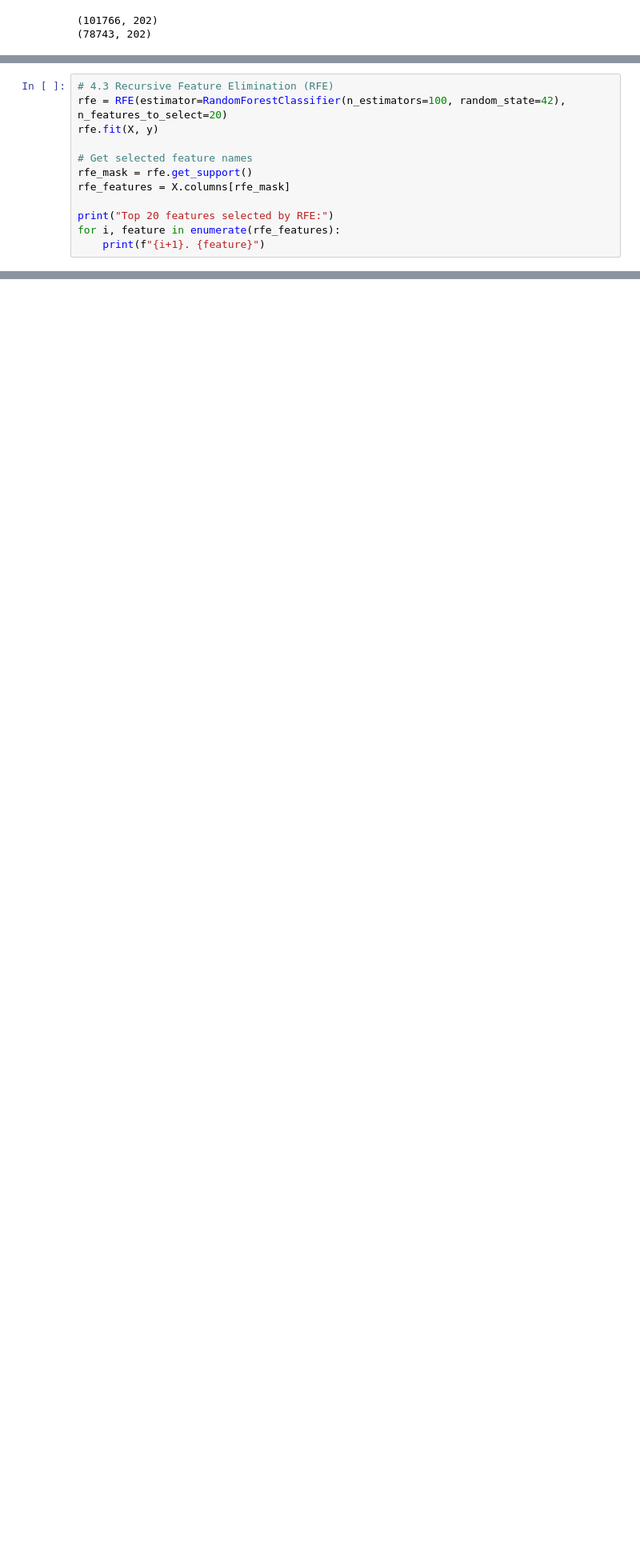
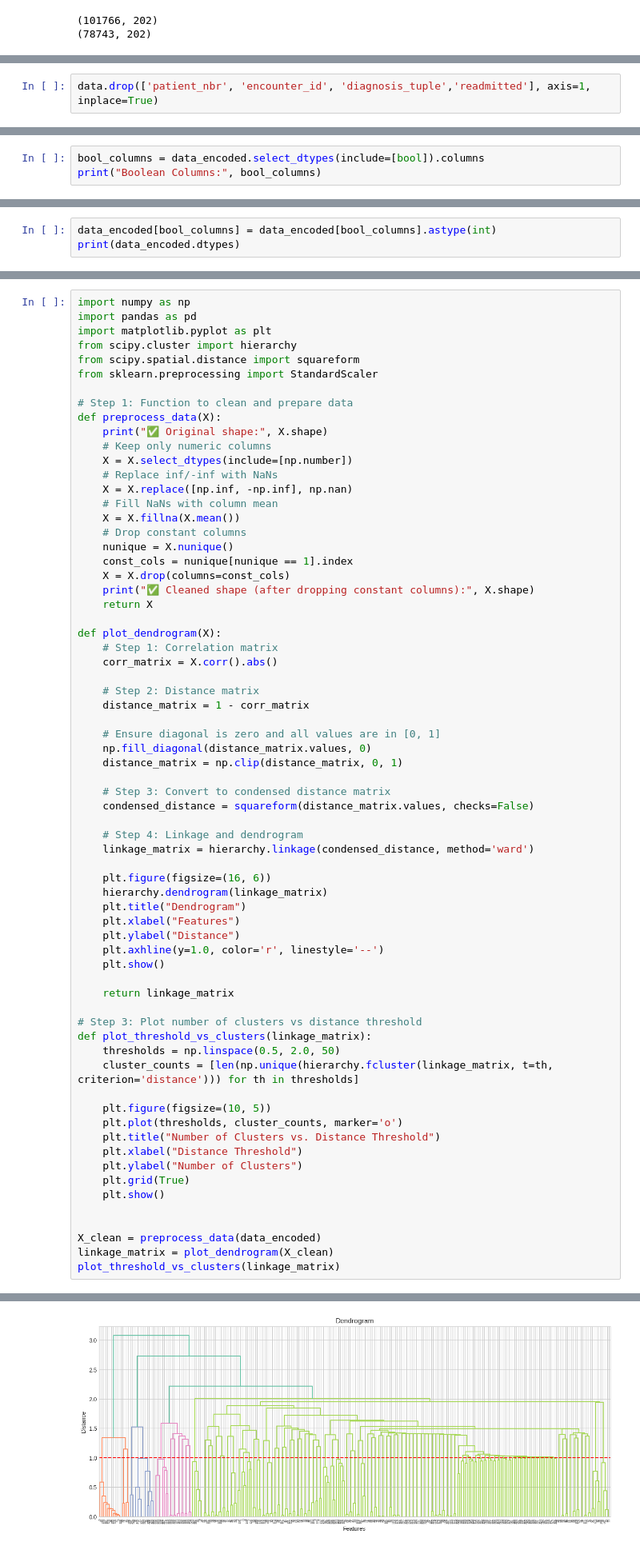
Before and after one commit to Shridhar7-8/Data-Visualization-Project, a Jupyter notebook: notebooks/02_feature_engineering.ipynb, the cells around one changed output, grey strips where cells are left out. Shown at 80% size. Cells and saved outputs as stored; diff of their text form; blank space fills up the shorter version.

```diff
--- a/notebooks/02_feature_engineering.ipynb
+++ b/notebooks/02_feature_engineering.ipynb
@@ -686,0 +678,2 @@ Performed one-hot encoding on all categorical columns, excluding the target vari
+# %%
+data.drop(['patient_nbr', 'encounter_id', 'diagnosis_tuple','readmitted'], axis=1, inplace=True)
@@ -871,12 +698,0 @@ Top 20 features by ANOVA F-value:
-# %%
-# 4.3 Recursive Feature Elimination (RFE)
-rfe = RFE(estimator=RandomForestClassifier(n_estimators=100, random_state=42), n_features_to_select=20)
-rfe.fit(X, y)
-
-# Get selected feature names
-rfe_mask = rfe.get_support()
-rfe_features = X.columns[rfe_mask]
-
-print("Top 20 features selected by RFE:")
-for i, feature in enumerate(rfe_features):
-    print(f"{i+1}. {feature}")
@@ -1111,0 +714,3 @@ The final feature set includes a mix of demographic, medical, temporal, and inte
+# %%
+bool_columns = data_encoded.select_dtypes(include=[bool]).columns
+print("Boolean Columns:", bool_columns)
@@ -1111,0 +721,3 @@ The final feature set includes a mix of demographic, medical, temporal, and inte
+# %%
+data_encoded[bool_columns] = data_encoded[bool_columns].astype(int)
+print(data_encoded.dtypes)
@@ -1111,0 +742,69 @@ The final feature set includes a mix of demographic, medical, temporal, and inte
+# %%
+import numpy as np
+import pandas as pd
+import matplotlib.pyplot as plt
+from scipy.cluster import hierarchy
+from scipy.spatial.distance import squareform
+from sklearn.preprocessing import StandardScaler
+
+# Step 1: Function to clean and prepare data
+def preprocess_data(X):
+    print("✅ Original shape:", X.shape)
+    # Keep only numeric columns
+    X = X.select_dtypes(include=[np.number])
+    # Replace inf/-inf with NaNs
+    X = X.replace([np.inf, -np.inf], np.nan)
+    # Fill NaNs with column mean
+    X = X.fillna(X.mean())
+    # Drop constant columns
+    nunique = X.nunique()
+    const_cols = nunique[nunique == 1].index
+    X = X.drop(columns=const_cols)
+    print("✅ Cleaned shape (after dropping constant columns):", X.shape)
+    return X
+
+def plot_dendrogram(X):
+    # Step 1: Correlation matrix
+    corr_matrix = X.corr().abs()
+
+    # Step 2: Distance matrix
+    distance_matrix = 1 - corr_matrix
+
+    # Ensure diagonal is zero and all values are in [0, 1]
+    np.fill_diagonal(distance_matrix.values, 0)
+    distance_matrix = np.clip(distance_matrix, 0, 1)
+
+    # Step 3: Convert to condensed distance matrix
+    condensed_distance = squareform(distance_matrix.values, checks=False)
+
+    # Step 4: Linkage and dendrogram
+    linkage_matrix = hierarchy.linkage(condensed_distance, method='ward')
+
+    plt.figure(figsize=(16, 6))
+    hierarchy.dendrogram(linkage_matrix)
+    plt.title("Dendrogram")
+    plt.xlabel("Features")
+    plt.ylabel("Distance")
+    plt.axhline(y=1.0, color='r', linestyle='--')
+    plt.show()
+
+    return linkage_matrix
+
+# Step 3: Plot number of clusters vs distance threshold
+def plot_threshold_vs_clusters(linkage_matrix):
+    thresholds = np.linspace(0.5, 2.0, 50)
+    cluster_counts = [len(np.unique(hierarchy.fcluster(linkage_matrix, t=th, criterion='distance'))) for th in thresholds]
+
+    plt.figure(figsize=(10, 5))
+    plt.plot(thresholds, cluster_counts, marker='o')
+    plt.title("Number of Clusters vs. Distance Threshold")
+    plt.xlabel("Distance Threshold")
+    plt.ylabel("Number of Clusters")
+    plt.grid(True)
+    plt.show()
+
+
+X_clean = preprocess_data(data_encoded)
+linkage_matrix = plot_dendrogram(X_clean)
+plot_threshold_vs_clusters(linkage_matrix)
+# %% [output]
@@ -1111,0 +813 @@ The final feature set includes a mix of demographic, medical, temporal, and inte
+[figure, added]
```
Also changed, not shown: parts of 34 cells of this notebook.
